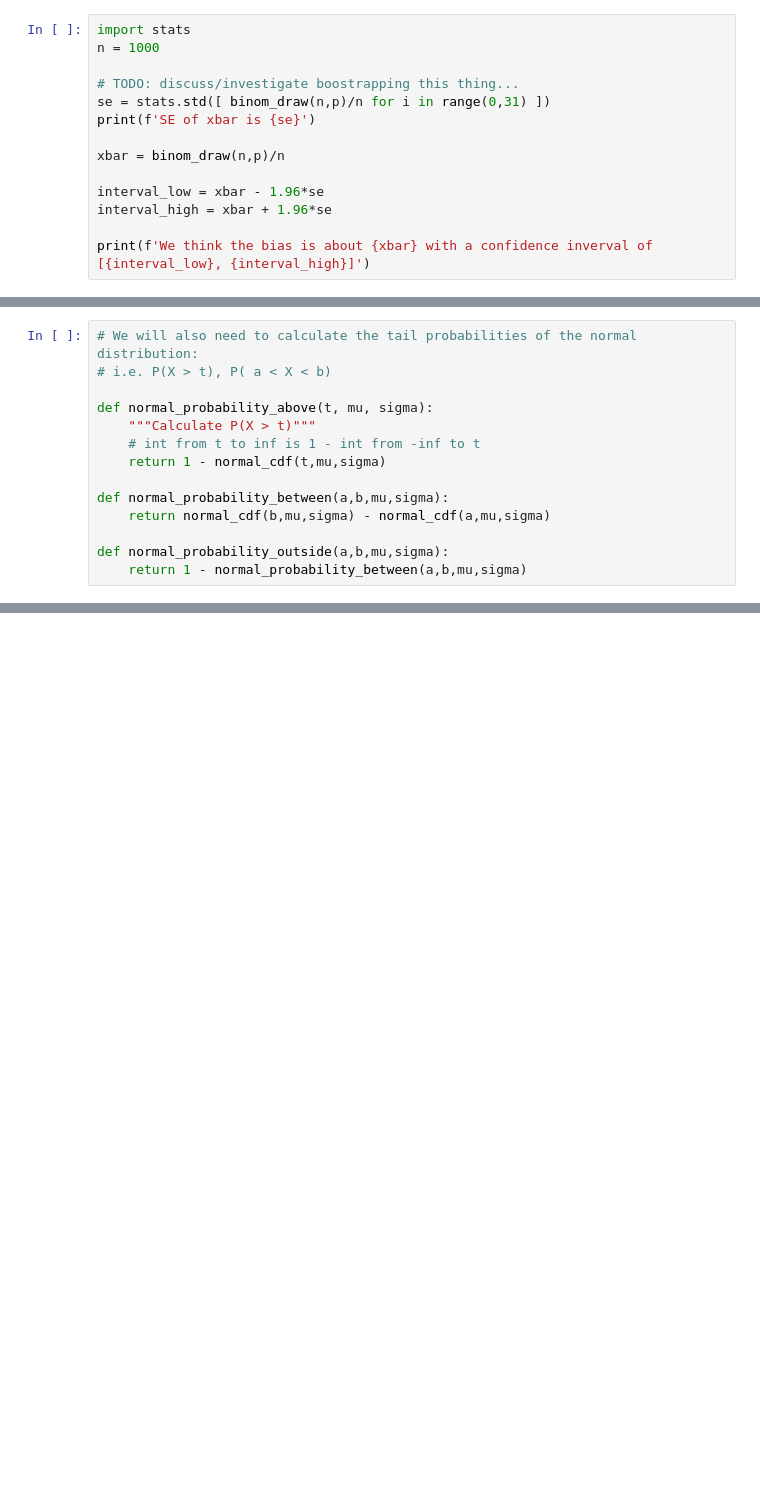
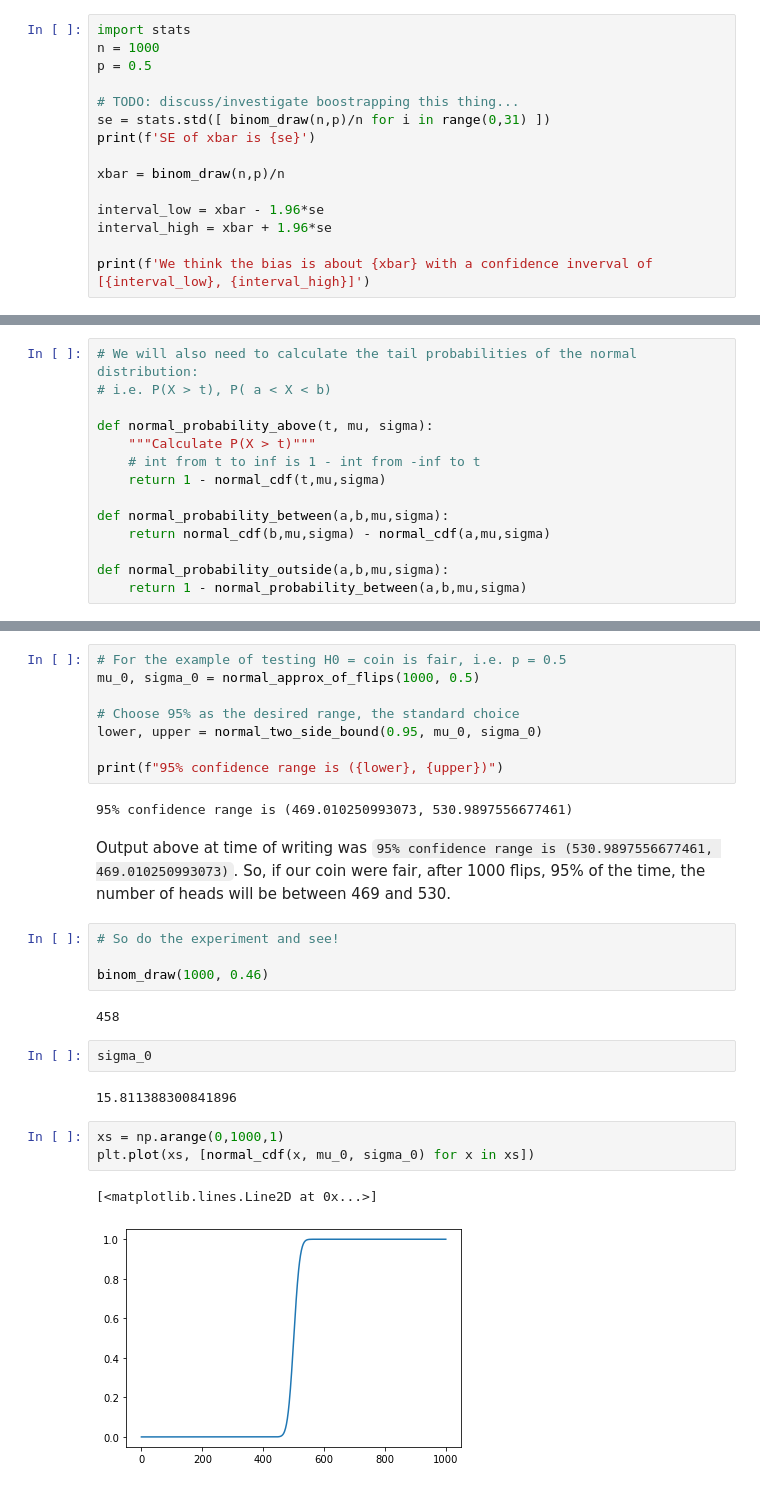
Before and after one commit to jtanderson/COSC-311-Fall2021, a Jupyter notebook: Probability.ipynb, the cells around one changed output, grey strips where cells are left out. Saved outputs shown, nothing was run; the diff lists cells and outputs as text; blank space fills up the shorter version.

```diff
--- a/Probability.ipynb
+++ b/Probability.ipynb
@@ -297,6 +295,7 @@ binom_draw(10,p)
 # %%
 import stats
 n = 1000
+p = 0.5
 
 # TODO: discuss/investigate boostrapping this thing...
 se = stats.std([ binom_draw(n,p)/n for i in range(0,31) ])
@@ -494,0 +524,29 @@ def normal_probability_outside(a,b,mu,sigma):
+# %%
+# For the example of testing H0 = coin is fair, i.e. p = 0.5
+mu_0, sigma_0 = normal_approx_of_flips(1000, 0.5)
+
+# Choose 95% as the desired range, the standard choice
+lower, upper = normal_two_side_bound(0.95, mu_0, sigma_0)
+
+print(f"95% confidence range is ({lower}, {upper})")
+# %% [output]
+95% confidence range is (469.010250993073, 530.9897556677461)
+# %% [markdown]
+Output above at time of writing was `95% confidence range is (530.9897556677461, 469.010250993073)`.
+So, if our coin were fair, after 1000 flips, 95% of the time, the number of heads will be between 469 and 530.
+# %%
+# So do the experiment and see!
+
+binom_draw(1000, 0.46)
+# %% [output]
+458
+# %%
+sigma_0
+# %% [output]
+15.811388300841896
+# %%
+xs = np.arange(0,1000,1)
+plt.plot(xs, [normal_cdf(x, mu_0, sigma_0) for x in xs])
+# %% [output]
+[<matplotlib.lines.Line2D at 0x...>]
+[figure, added]
```
Also changed, not shown: parts of 16 cells of this notebook.
